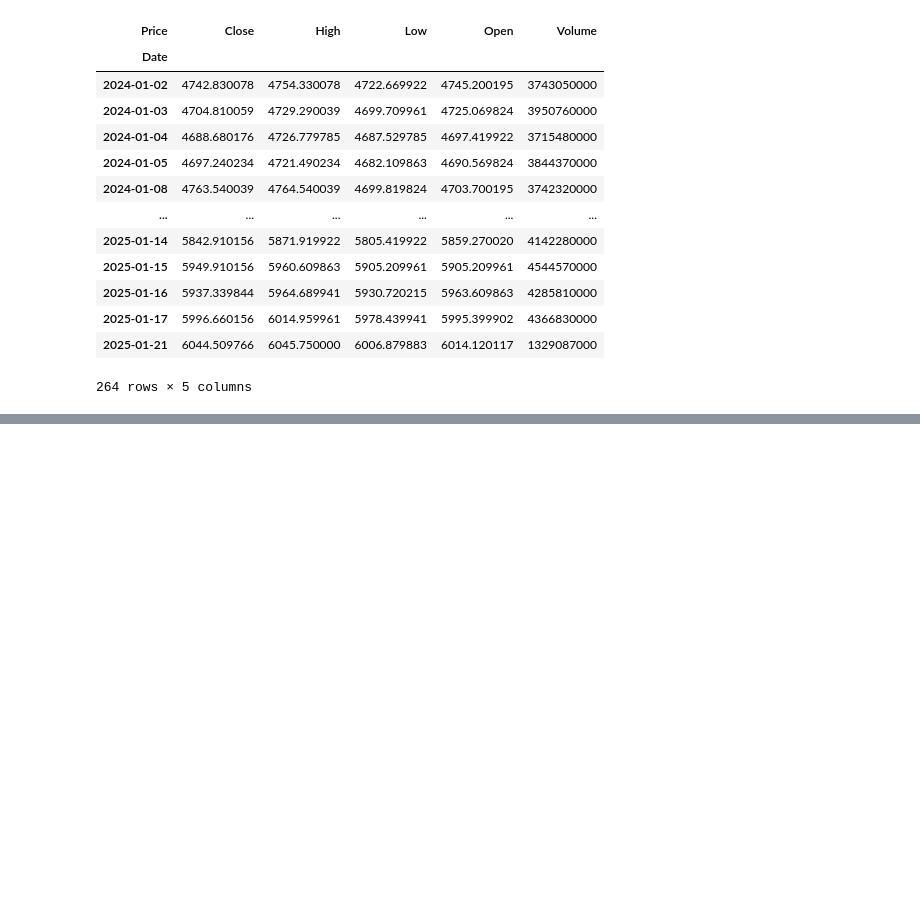
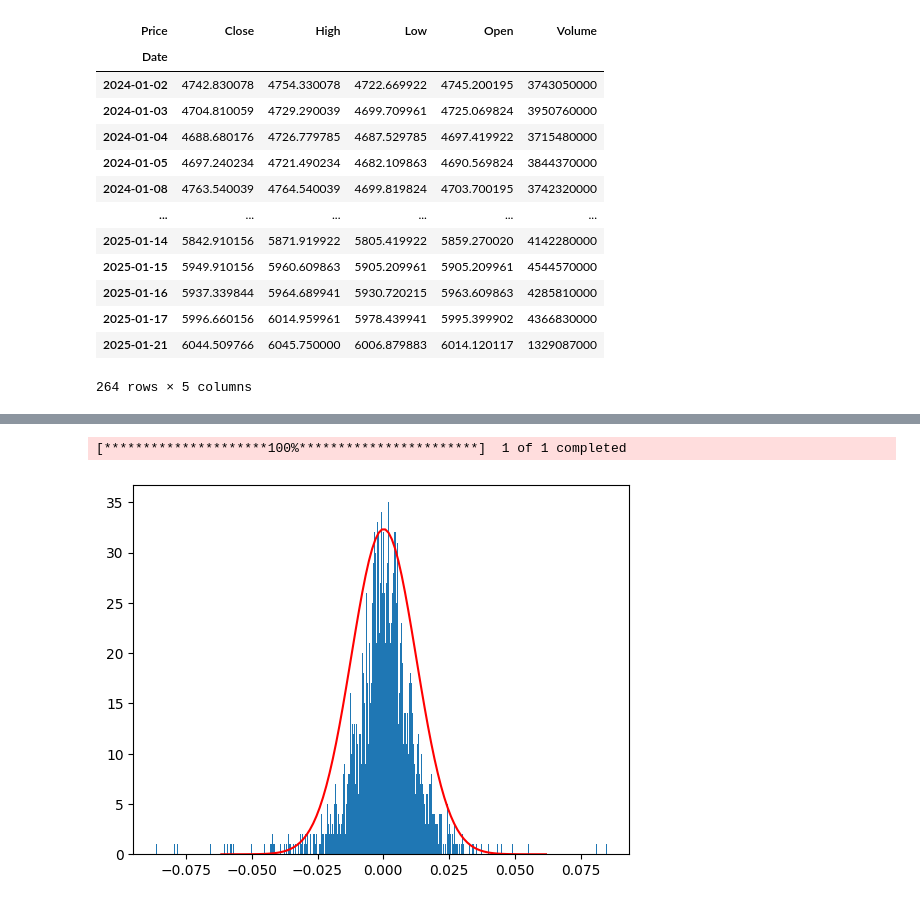
Before and after one commit to 5791nbm/FinCoLab, a Jupyter notebook: CAPM.ipynb, the cells around one changed output, grey strips where cells are left out. Drawn from its saved outputs; the diff is of its cells as text; code cells hidden in the pictures; blank space fills up the shorter version.

```diff
--- a/CAPM.ipynb
+++ b/CAPM.ipynb
@@ -151,0 +186,27 @@ Beta from the formula:  0.7301121257990872
+# %%
+def download_data(stock, start_date, end_date):
+  data = {}
+  ticker = yf.download(stock, start_date, end_date, auto_adjust= False).xs(stock, axis= 1, level= 'Ticker')
+  data['Price'] = ticker['Adj Close']
+  return pd.DataFrame(data)
+
+def calculate_returns(stock_data):
+  stock_data['Price'] = np.log(stock_data['Price'] / stock_data['Price'].shift(1))
+  stock_data.dropna(inplace=True)
+  return stock_data
+
+def show(stock_data):
+  plt.hist(stock_data, bins=700)
+  stock_variance = stock_data.var()
+  stock_mean = stock_data.mean()
+  sigma = np.sqrt(stock_variance)
+  x = np.linspace(stock_mean - 5 * sigma, stock_mean + 5 * sigma, 100)
+  plt.plot(x, norm.pdf(x, stock_mean, sigma), color='red')
+  plt.show()
+
+if __name__ == '__main__':
+  stock_data = download_data('IBM', '2009-12-01', '2020-01-01')
+  show(calculate_returns(stock_data))
+# %% [output]
+[*********************100%***********************]  1 of 1 completed
+[figure, added]
```
Also changed, not shown: parts of 3 cells of this notebook.
